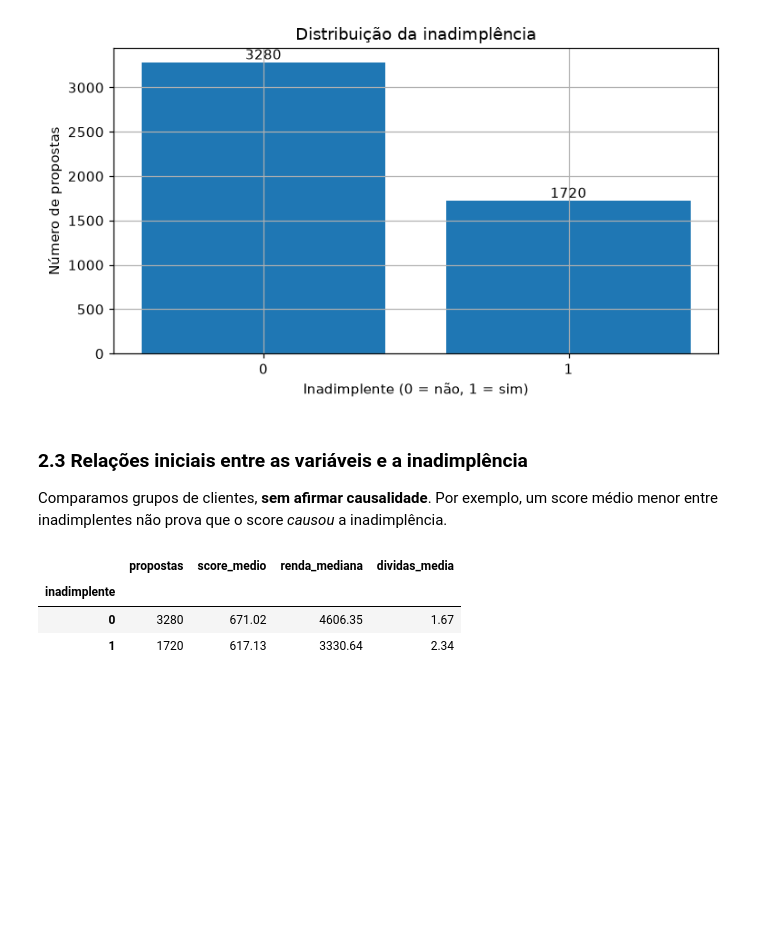
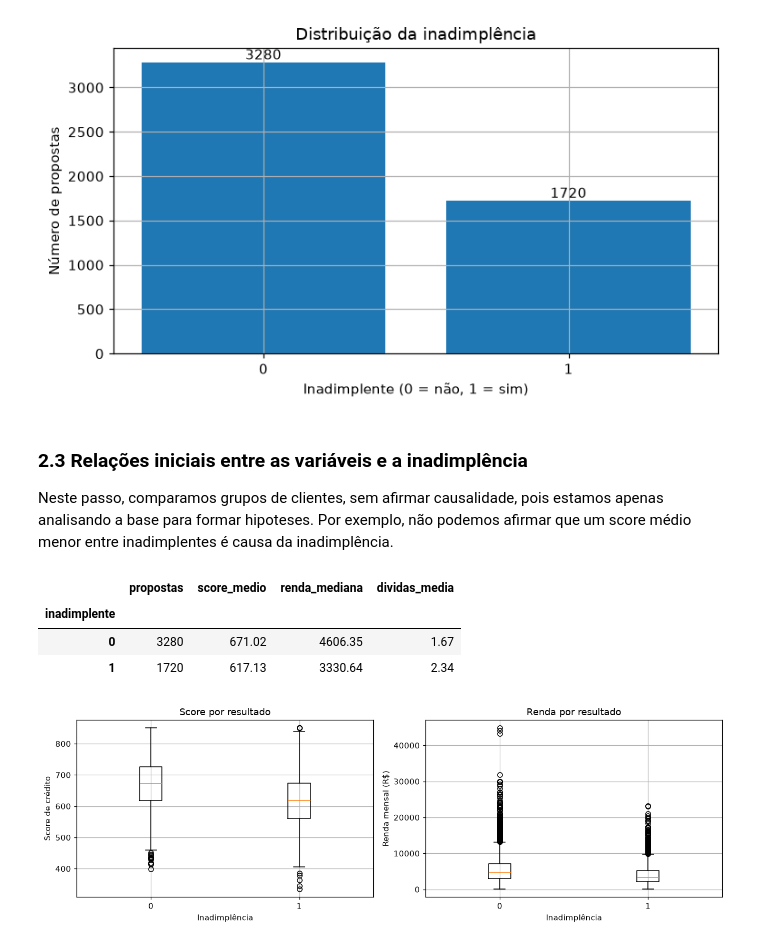
Before and after one commit to gabrielbragads/fast-track-ai-analise-de-credito, a Jupyter notebook: notebook/analise_de_credito.ipynb, the cells around one changed output. Drawn from its saved outputs; the diff is of its cells as text; code cells hidden in the pictures; blank space fills up the shorter version.

```diff
--- a/notebook/analise_de_credito.ipynb
+++ b/notebook/analise_de_credito.ipynb
@@ -157,7 +146,8 @@ Taxa de inadimplência: 34.40%
 # %% [markdown]
 ### 2.3 Relações iniciais entre as variáveis e a inadimplência
 
-Comparamos grupos de clientes, **sem afirmar causalidade**. Por exemplo, um score médio menor entre inadimplentes não prova que o score *causou* a inadimplência.
+Neste passo, comparamos grupos de clientes, sem afirmar causalidade, pois estamos apenas analisando a base para formar hipoteses.
+Por exemplo, não podemos afirmar que um score médio menor entre inadimplentes é causa da inadimplência.
 # %%
 comparacao = df_bruto.groupby("inadimplente").agg(
     propostas=("inadimplente", "size"),
@@ -171,3 +161,13 @@ display(comparacao)
 | inadimplente |  |  |  |  |
 | 0 | 3280 | 671.02 | 4606.35 | 1.67 |
 | 1 | 1720 | 617.13 | 3330.64 | 2.34 |
+# %%
+fig, axs = plt.subplots(1, 2, figsize=(12, 4))
+axs[0].boxplot([df_bruto.loc[df_bruto.inadimplente == x, "score_credito"] for x in [0, 1]], tick_labels=["0", "1"])
+axs[0].set(title="Score por resultado", xlabel="Inadimplência", ylabel="Score de crédito")
+axs[1].boxplot([df_bruto.loc[df_bruto.inadimplente == x, "renda_mensal"] for x in [0, 1]], tick_labels=["0", "1"])
+axs[1].set(title="Renda por resultado", xlabel="Inadimplência", ylabel="Renda mensal (R$)")
+plt.tight_layout()
+plt.show()
+# %% [output]
+[figure, added]
```
Also changed, not shown: parts of 11 cells of this notebook.
